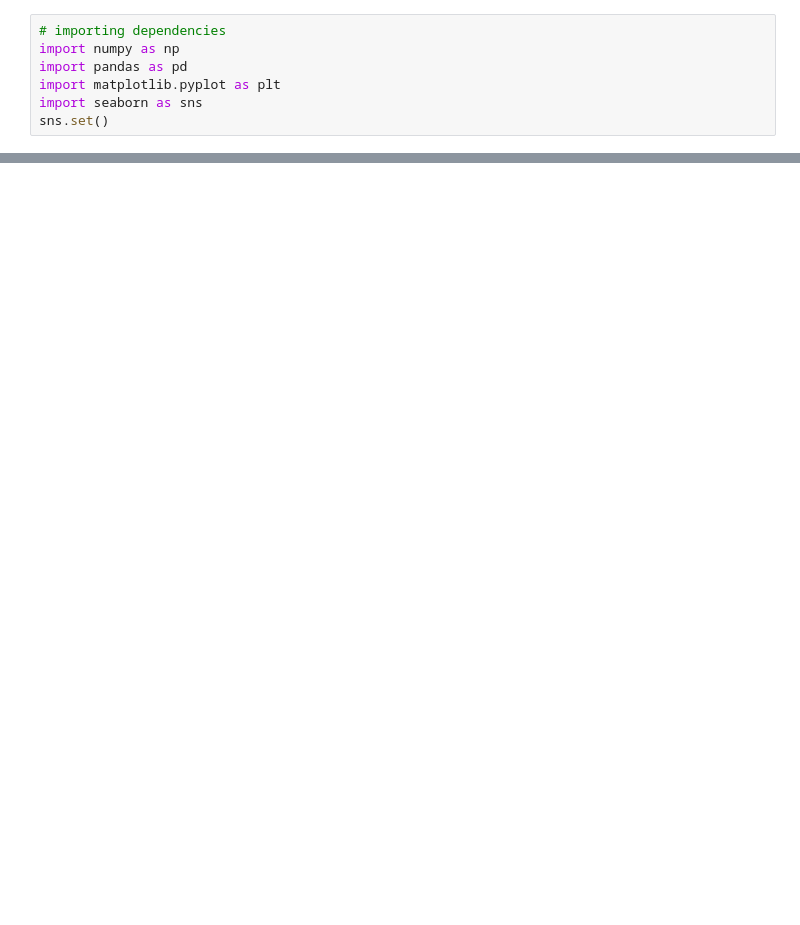
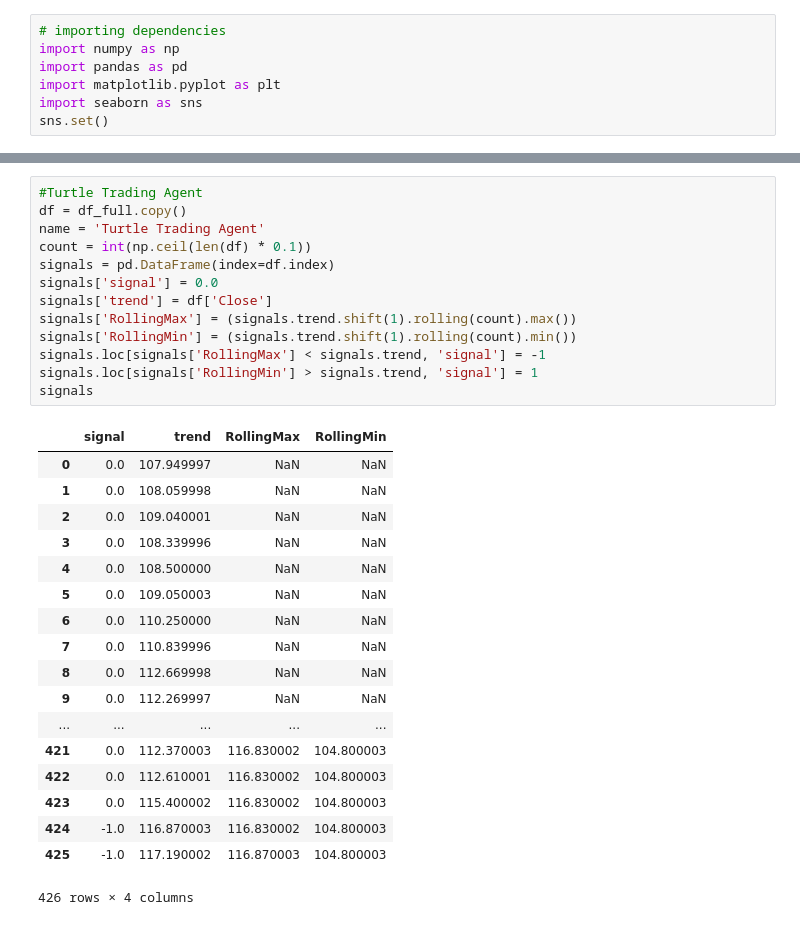
Before and after one commit to Deepak5j/StockPrediction, a Jupyter notebook: main.ipynb, the cells around one changed output, grey strips where cells are left out. Saved outputs shown, nothing was run; the diff lists cells and outputs as text; blank space fills up the shorter version.

```diff
--- a/main.ipynb
+++ b/main.ipynb
@@ -38,0 +102,32 @@ Mounted at /content/drive
+# %%
+#Turtle Trading Agent
+df = df_full.copy()
+name = 'Turtle Trading Agent'
+count = int(np.ceil(len(df) * 0.1))
+signals = pd.DataFrame(index=df.index)
+signals['signal'] = 0.0
+signals['trend'] = df['Close']
+signals['RollingMax'] = (signals.trend.shift(1).rolling(count).max())
+signals['RollingMin'] = (signals.trend.shift(1).rolling(count).min())
+signals.loc[signals['RollingMax'] < signals.trend, 'signal'] = -1
+signals.loc[signals['RollingMin'] > signals.trend, 'signal'] = 1
+signals
+# %% [output]
+|  | signal | trend | RollingMax | RollingMin |
+| 0 | 0.0 | 107.949997 | NaN | NaN |
+| 1 | 0.0 | 108.059998 | NaN | NaN |
+| 2 | 0.0 | 109.040001 | NaN | NaN |
+| 3 | 0.0 | 108.339996 | NaN | NaN |
+| 4 | 0.0 | 108.500000 | NaN | NaN |
+| 5 | 0.0 | 109.050003 | NaN | NaN |
+| 6 | 0.0 | 110.250000 | NaN | NaN |
+| 7 | 0.0 | 110.839996 | NaN | NaN |
+| 8 | 0.0 | 112.669998 | NaN | NaN |
+| 9 | 0.0 | 112.269997 | NaN | NaN |
+| ... | ... | ... | ... | ... |
+| 421 | 0.0 | 112.370003 | 116.830002 | 104.800003 |
+| 422 | 0.0 | 112.610001 | 116.830002 | 104.800003 |
+| 423 | 0.0 | 115.400002 | 116.830002 | 104.800003 |
+| 424 | -1.0 | 116.870003 | 116.830002 | 104.800003 |
+| 425 | -1.0 | 117.190002 | 116.870003 | 104.800003 |
+426 rows × 4 columns
```
Also changed, not shown: parts of 8 cells of this notebook.
